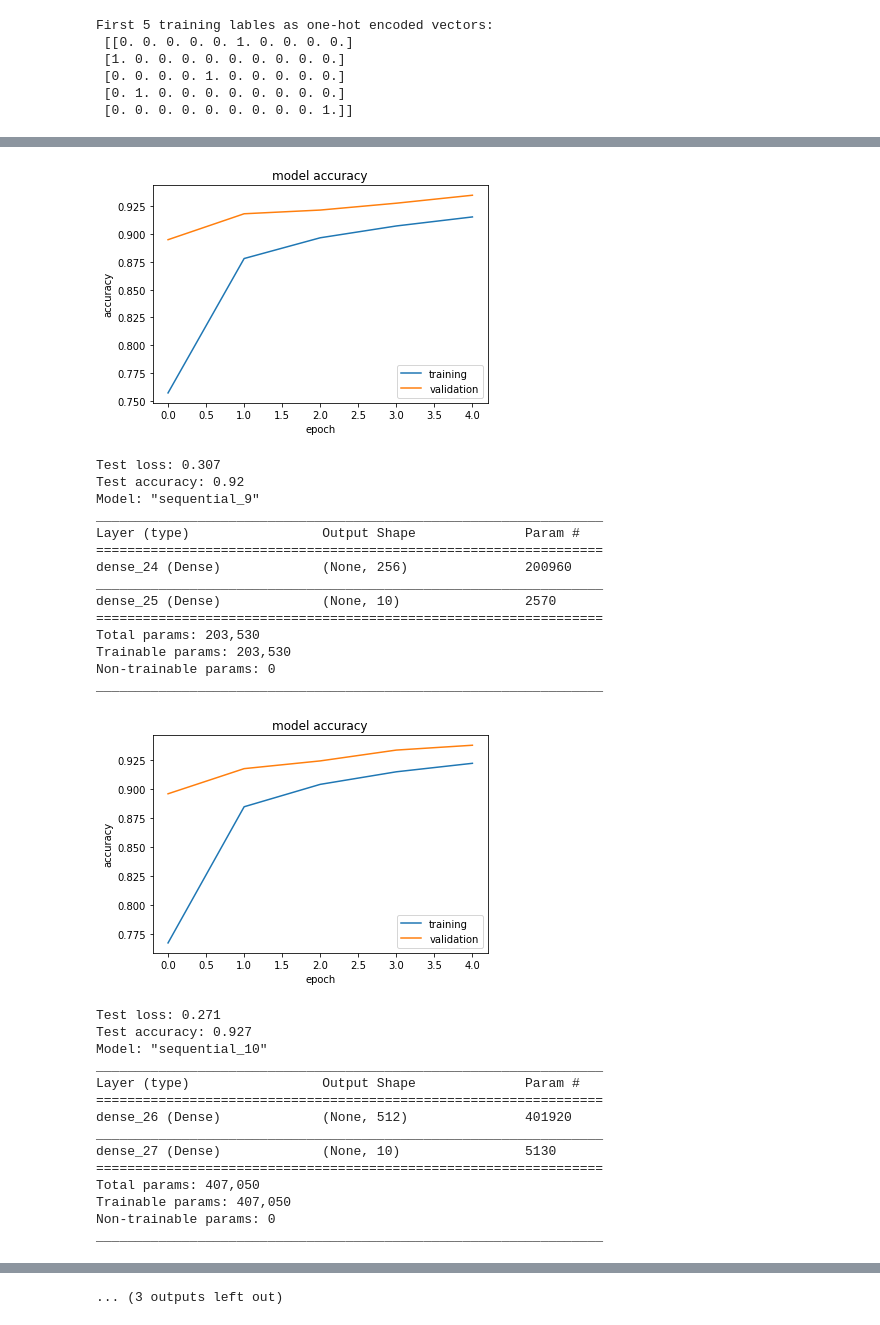
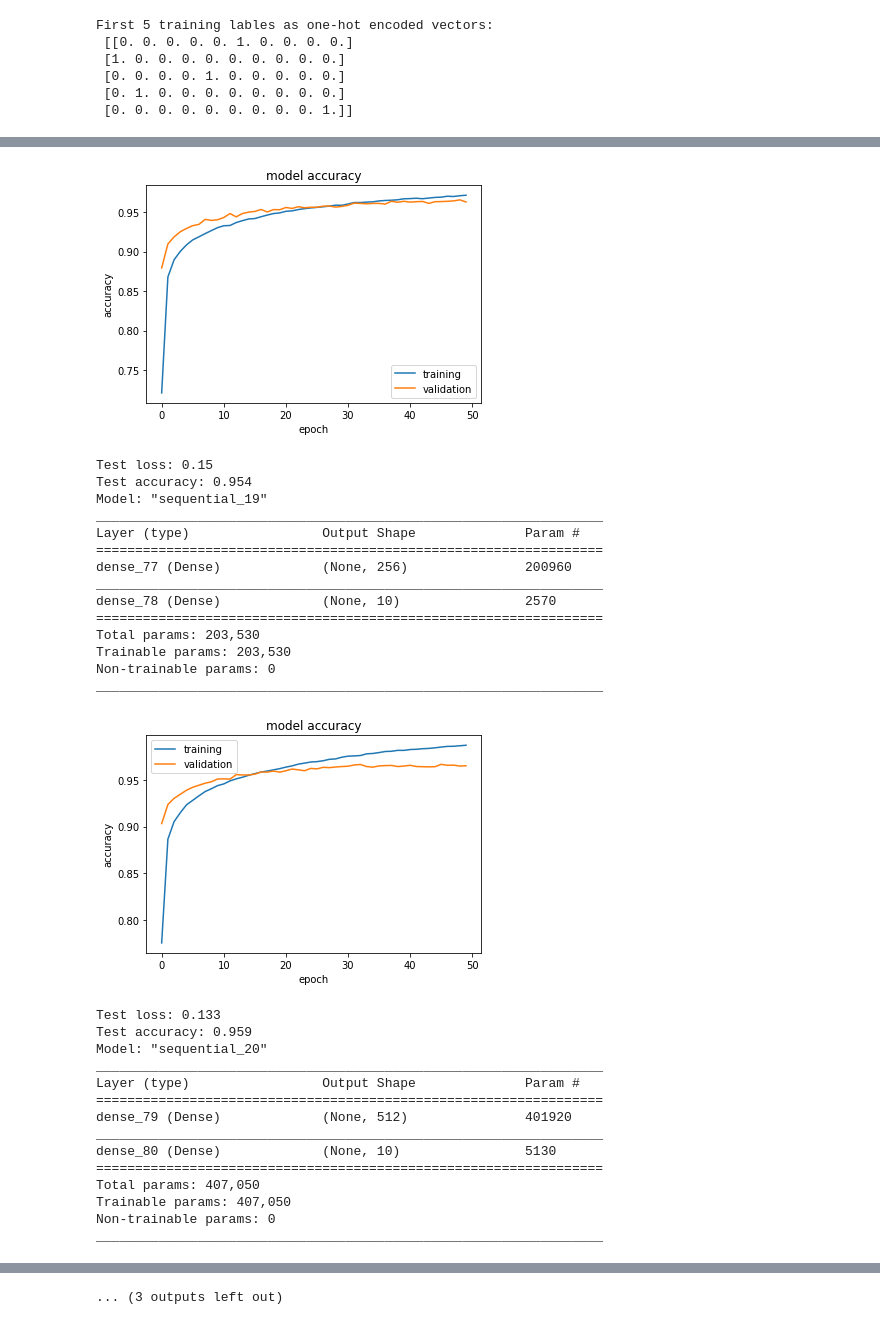
Before and after one commit to pavan71198/CS574-CVML, a Jupyter notebook: assgn-1/deep-neural-network.ipynb, the cells around one changed output, grey strips where cells are left out. Drawn from its saved outputs; the diff is of its cells as text; code cells hidden in the pictures.

```diff
--- a/assgn-1/deep-neural-network.ipynb
+++ b/assgn-1/deep-neural-network.ipynb
@@ -18,8 +16,8 @@ x_train = x_train.reshape(x_train.shape[0], image_vector_size)
 x_test = x_test.reshape(x_test.shape[0], image_vector_size)
 # Convert to "one-hot" vectors using the to_categorical function
 num_classes = 10
-y_train = tensorflow.keras.utils.to_categorical(y_train, num_classes)
-y_test = tensorflow.keras.utils.to_categorical(y_test, num_classes)
+y_train = tf.keras.utils.to_categorical(y_train, num_classes)
+y_test = tf.keras.utils.to_categorical(y_test, num_classes)
 print("First 5 training lables as one-hot encoded vectors:\n", y_train[:5])
 # %% [output]
 First 5 training lables as one-hot encoded vectors:
@@ -66,7 +64,8 @@ def evaluate(model, batch_size=128, epochs=5):
     print(f'Test loss: {loss:.3}')
     print(f'Test accuracy: {accuracy:.3}')
 # %%
-for layers in range(1, 5):
+num_epochs = [80,100,100,100]
+for layers in range(3, 7):
     model = create_dense([32] * layers)
-    evaluate(model)
+    evaluate(model, epochs=num_epochs[layers-3])
 # %% [output]
@@ -144 +147,5 @@ Test loss: 2.29
 Test accuracy: 0.113
+# %%
+for nodes in [32, 64, 128, 256]:
+    model = create_dense([nodes]*5)
+    evaluate(model, epochs=int(nodes/3))
@@ -145,5 +230,5 @@ Test accuracy: 0.113
 # %%
 for nodes in [32, 64, 128, 256, 512, 1024, 2048]:
     model = create_dense([nodes])
-    evaluate(model)
+    evaluate(model,epochs=50)
 # %% [output]
@@ -187,33 +272,33 @@ dense_23 (Dense)             (None, 10)                1290
 =================================================================
 Total params: 101,770
 Trainable params: 101,770
 Non-trainable params: 0
 _________________________________________________________________
-[figure, old version]
+[figure, new version]
-Test loss: 0.307
-Test accuracy: 0.92
-Model: "sequential_9"
+Test loss: 0.15
+Test accuracy: 0.954
+Model: "sequential_19"
 _________________________________________________________________
 Layer (type)                 Output Shape              Param #
 =================================================================
-dense_24 (Dense)             (None, 256)               200960
+dense_77 (Dense)             (None, 256)               200960
 _________________________________________________________________
-dense_25 (Dense)             (None, 10)                2570
+dense_78 (Dense)             (None, 10)                2570
 =================================================================
 Total params: 203,530
 Trainable params: 203,530
 Non-trainable params: 0
 _________________________________________________________________
-[figure, old version]
+[figure, new version]
-Test loss: 0.271
-Test accuracy: 0.927
-Model: "sequential_10"
+Test loss: 0.133
+Test accuracy: 0.959
+Model: "sequential_20"
 _________________________________________________________________
 Layer (type)                 Output Shape              Param #
 =================================================================
-dense_26 (Dense)             (None, 512)               401920
+dense_79 (Dense)             (None, 512)               401920
 _________________________________________________________________
-dense_27 (Dense)             (None, 10)                5130
+dense_80 (Dense)             (None, 10)                5130
 =================================================================
 Total params: 407,050
 Trainable params: 407,050
```
Also changed, not shown: parts of 4 cells of this notebook.
